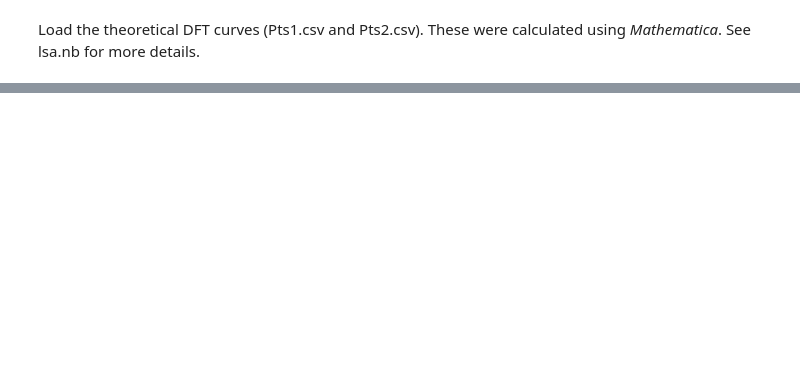
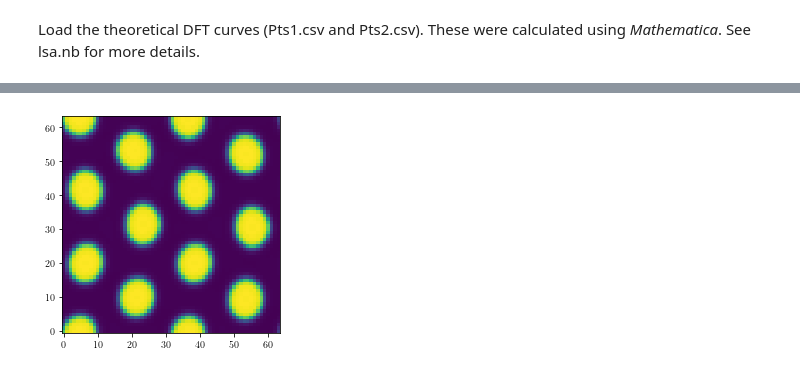
Before and after one commit to ray-chew/modified_ch, a Jupyter notebook: 2D_Lie_SSP_RK2.ipynb, the cells around one changed output, grey strips where cells are left out. Drawn from its saved outputs; the diff is of its cells as text; code cells hidden in the pictures; blank space fills up the shorter version.

```diff
--- a/2D_Lie_SSP_RK2.ipynb
+++ b/2D_Lie_SSP_RK2.ipynb
@@ -533,0 +926,15 @@ time taken: 71.990s
+# %%
+file = h5py.File('/home/ray/git-projects/modified_ch/ic_2periods_nospacing.h5', 'r+')
+u = file['ic'][:,:]
+
+
+plt.figure()
+# u = np.roll(u,16,axis=0)
+plt.imshow(u, origin="lower")
+plt.show()
+
+# file.create_dataset('/ic_rolled', data=u , dtype=np.float32)
+
+file.close()
+# %% [output]
+[figure, added]
```
Also changed, not shown: parts of 39 cells of this notebook, 3 other files.
